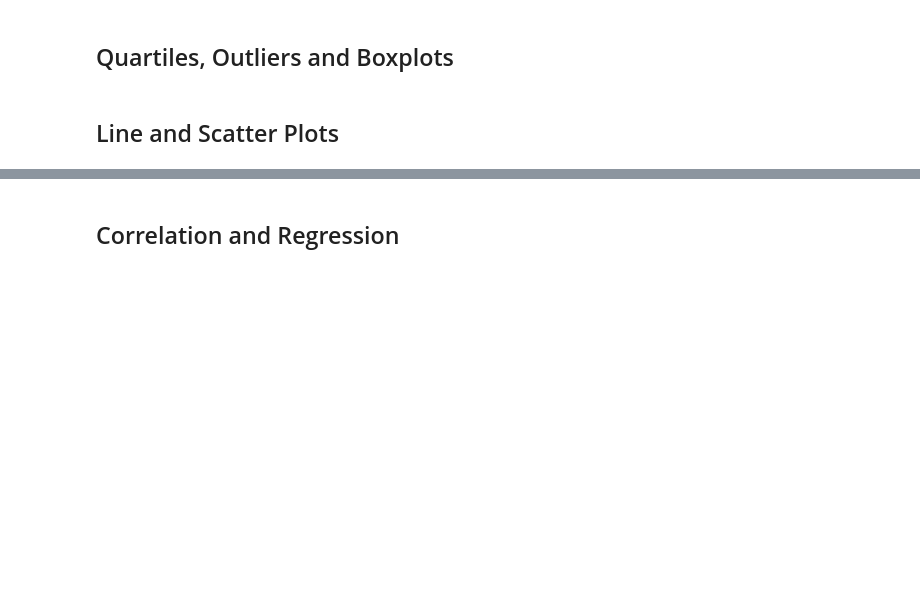
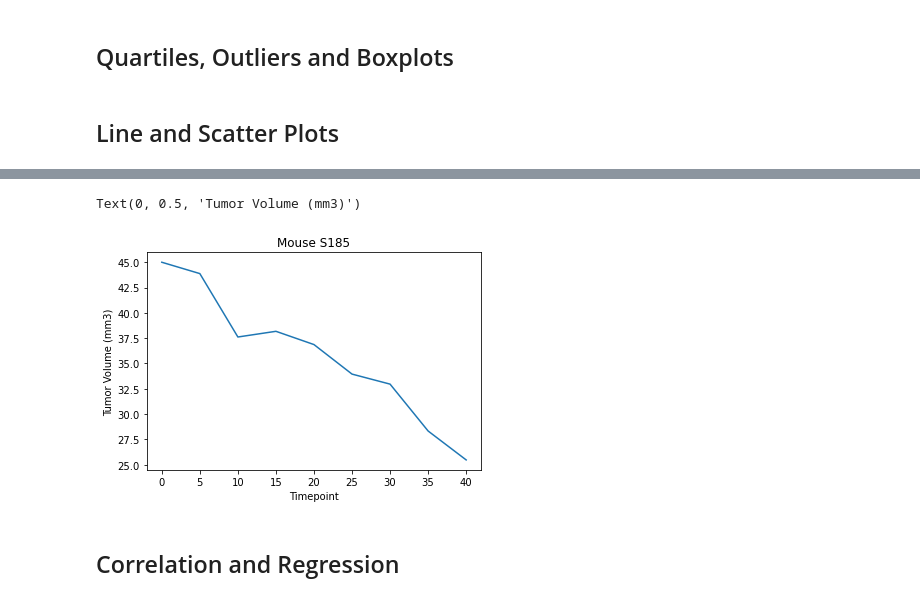
Before and after one commit to Navilongo/Pharmaceutical-Analysis-with-Python, a Jupyter notebook: pymaceuticals.ipynb, the cells around one changed output, grey strips where cells are left out. Drawn from its saved outputs; the diff is of its cells as text; code cells hidden in the pictures; blank space fills up the shorter version.

```diff
--- a/pymaceuticals.ipynb
+++ b/pymaceuticals.ipynb
@@ -307,3 +340,6 @@ Values above 94.04403868375002 could be outliers.
 # Generate a box plot of the final tumor volume of each mouse across four regimens of interest
 # %% [markdown]
 ## Line and Scatter Plots
+# %%
+isolated_df = clean_mouse_df.iloc[10:19, 5:7]
+isolated_df
@@ -309,0 +357,3 @@ Values above 94.04403868375002 could be outliers.
+# %%
+time_tumor = isolated_df.set_index('Timepoint')
+time_tumor
@@ -310,3 +372,11 @@ Values above 94.04403868375002 could be outliers.
+# %%
+plt.plot(time_tumor)
+plt.title("Mouse S185")
+plt.xlabel("Timepoint")
+plt.ylabel("Tumor Volume (mm3)")
+# %% [output]
+Text(0, 0.5, 'Tumor Volume (mm3)')
+[figure, added]
 # %%
 # Generate a line plot of tumor volume vs. time point for a mouse treated with Capomulin
 # %%
```
Also changed, not shown: parts of 6 cells of this notebook.
